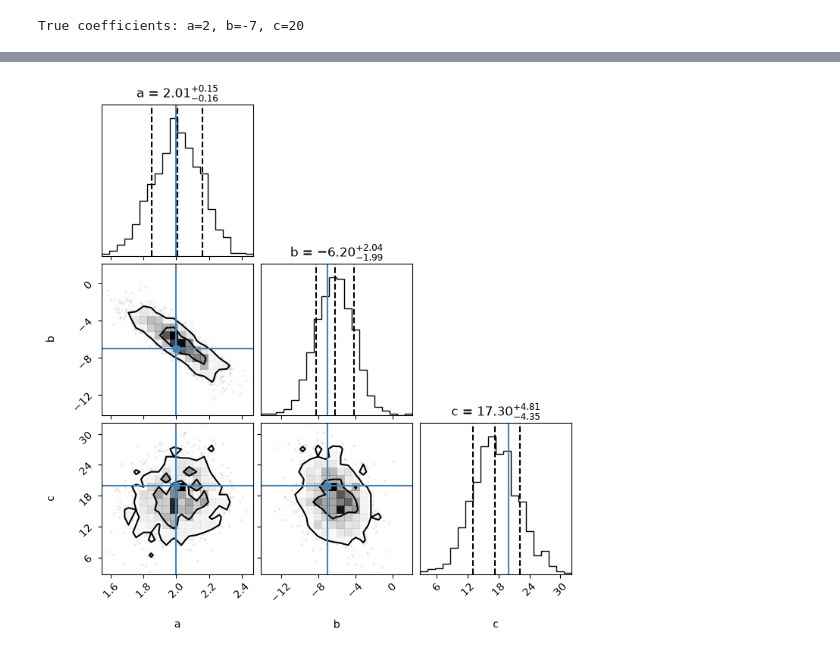
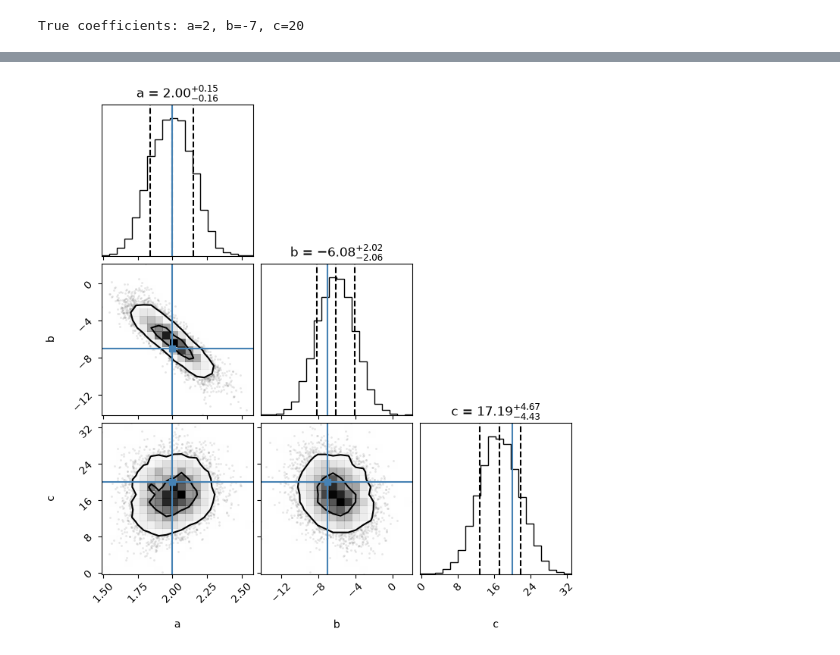
Before and after one commit to jarachisholm/SBI_clustering, a Jupyter notebook: Step_1_SBI.ipynb, the cells around one changed output, grey strips where cells are left out. Cells and saved outputs as stored; diff of their text form; code cells hidden in the pictures.

```diff
--- a/Step_1_SBI.ipynb
+++ b/Step_1_SBI.ipynb
@@ -176,7 +237,7 @@ density_estimator = inference.train()
 posterior = inference.build_posterior(density_estimator)
 
 observation = torch.tensor(y_observed, dtype=torch.float32)
-posterior_samples = posterior.sample((1000,), x=observation)
+posterior_samples = posterior.sample((6000,), x=observation)
 
 
 fig, ax = pairplot(
@@ -216,13 +324,15 @@ plt.show()
 # %%
 #Make corner plot
 flat_samples = posterior_samples.numpy()
 
 a = 2
 b = -7
 c = 20
 labels = ["a", "b", "c"]
 truths = [a, b, c]
 
-fig = cp.corner(flat_samples[:, :3], labels=labels, truths=truths, levels=[0.393, 0.865], quantiles=[0.16, 0.5, 0.84], title_quantiles=[0.16, 0.5, 0.84], show_titles=True, title_kwargs={"fontsize": 12})
+fig = cp.corner(flat_samples[:, :3], labels=labels, truths=truths, levels=[0.393, 0.865],
+                quantiles=[0.16, 0.5, 0.84], title_quantiles=[0.16, 0.5, 0.84], show_titles=True,
+                title_kwargs={"fontsize": 12})
 # %% [output]
-[figure, old version]
+[figure, new version]
```
Also changed, not shown: parts of 7 cells of this notebook, 6 other files.
